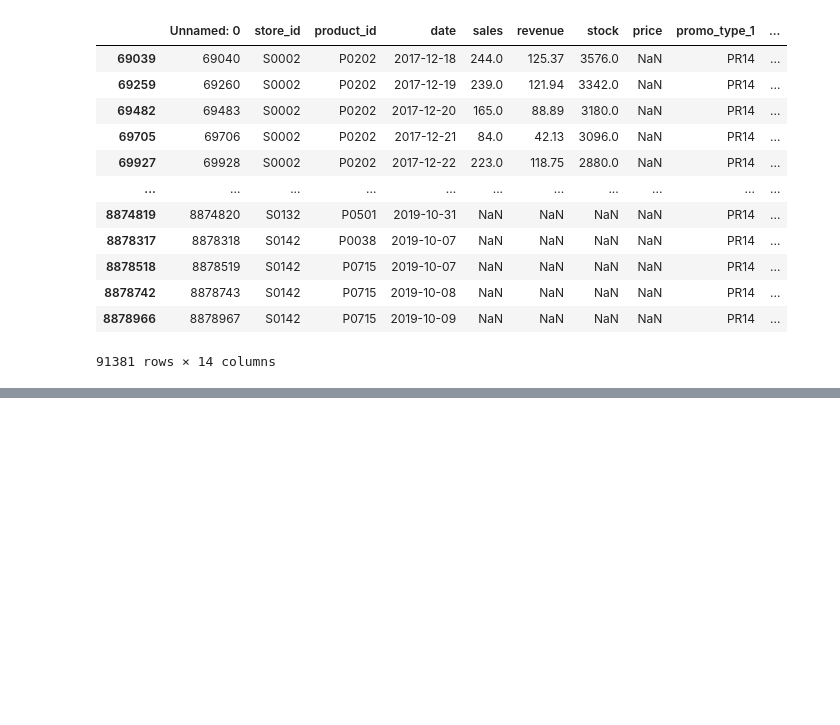
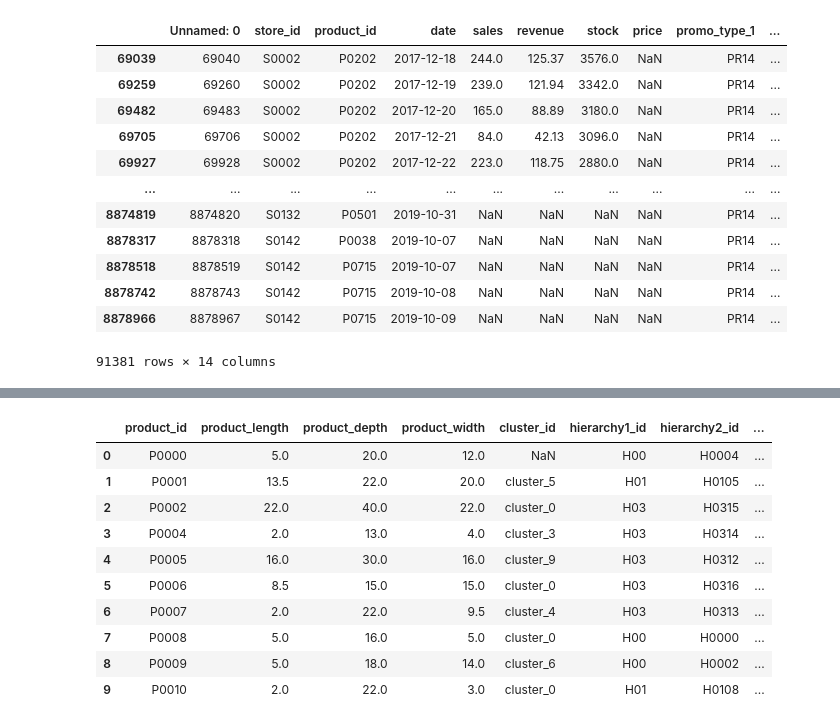
Before and after one commit to yurimfreitas/ProjectII, a Jupyter notebook: DataUnderstanding.ipynb, the cells around one changed output, grey strips where cells are left out. Drawn from its saved outputs; the diff is of its cells as text; code cells hidden in the pictures; blank space fills up the shorter version.

```diff
--- a/DataUnderstanding.ipynb
+++ b/DataUnderstanding.ipynb
@@ -156,0 +221,14 @@ df_sales[(df_sales['price'].isna()) | (df_sales['price'] == '')]
+# %%
+df_product.head(10)
+# %% [output]
+|  | product_id | product_length | product_depth | product_width | cluster_id | hierarchy1_id | hierarchy2_id | ... |
+| 0 | P0000 | 5.0 | 20.0 | 12.0 | NaN | H00 | H0004 | ... |
+| 1 | P0001 | 13.5 | 22.0 | 20.0 | cluster_5 | H01 | H0105 | ... |
+| 2 | P0002 | 22.0 | 40.0 | 22.0 | cluster_0 | H03 | H0315 | ... |
+| 3 | P0004 | 2.0 | 13.0 | 4.0 | cluster_3 | H03 | H0314 | ... |
+| 4 | P0005 | 16.0 | 30.0 | 16.0 | cluster_9 | H03 | H0312 | ... |
+| 5 | P0006 | 8.5 | 15.0 | 15.0 | cluster_0 | H03 | H0316 | ... |
+| 6 | P0007 | 2.0 | 22.0 | 9.5 | cluster_4 | H03 | H0313 | ... |
+| 7 | P0008 | 5.0 | 16.0 | 5.0 | cluster_0 | H00 | H0000 | ... |
+| 8 | P0009 | 5.0 | 18.0 | 14.0 | cluster_6 | H00 | H0002 | ... |
+| 9 | P0010 | 2.0 | 22.0 | 3.0 | cluster_0 | H01 | H0108 | ... |
```
Also changed, not shown: parts of 15 cells of this notebook.
